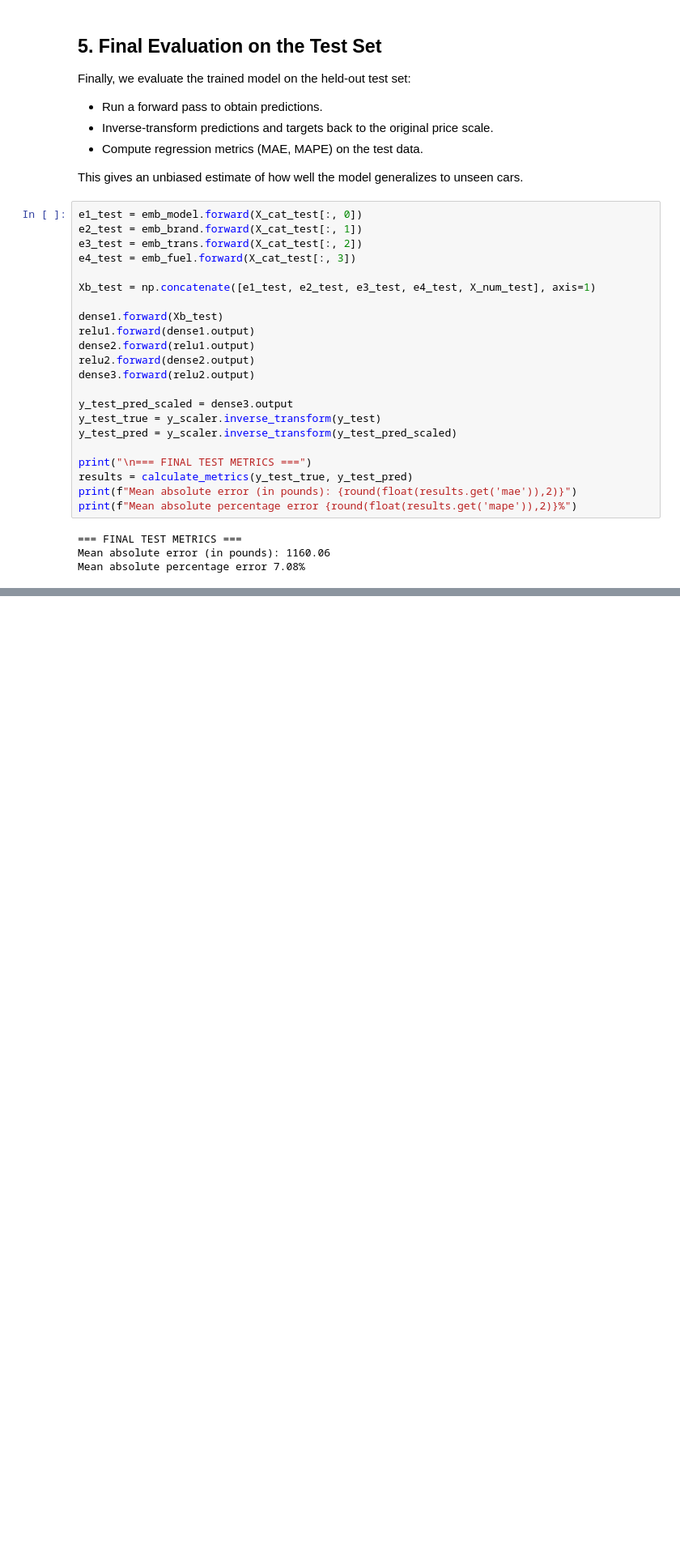
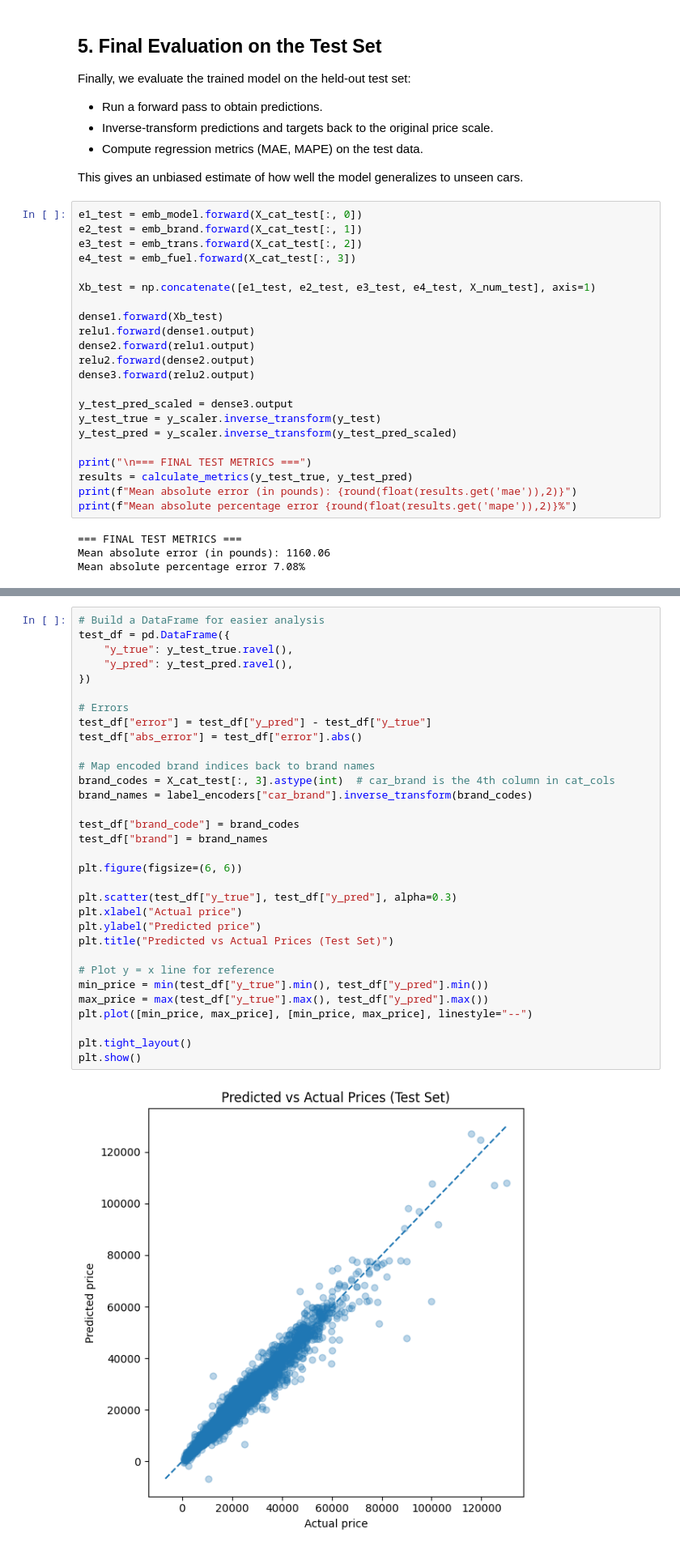
Before and after one commit to juanfp02/Developing-my-own-Neural-Networks, a Jupyter notebook: main.ipynb, the cells around one changed output, grey strips where cells are left out. Shown at 81% size. Saved outputs shown, nothing was run; the diff lists cells and outputs as text; blank space fills up the shorter version.

```diff
--- a/main.ipynb
+++ b/main.ipynb
@@ -553,0 +556,34 @@ Mean absolute percentage error 7.08%
+# %%
+# Build a DataFrame for easier analysis
+test_df = pd.DataFrame({
+    "y_true": y_test_true.ravel(),
+    "y_pred": y_test_pred.ravel(),
+})
+
+# Errors
+test_df["error"] = test_df["y_pred"] - test_df["y_true"]
+test_df["abs_error"] = test_df["error"].abs()
+
+# Map encoded brand indices back to brand names
+brand_codes = X_cat_test[:, 3].astype(int)  # car_brand is the 4th column in cat_cols
+brand_names = label_encoders["car_brand"].inverse_transform(brand_codes)
+
+test_df["brand_code"] = brand_codes
+test_df["brand"] = brand_names
+
+plt.figure(figsize=(6, 6))
+
+plt.scatter(test_df["y_true"], test_df["y_pred"], alpha=0.3)
+plt.xlabel("Actual price")
+plt.ylabel("Predicted price")
+plt.title("Predicted vs Actual Prices (Test Set)")
+
+# Plot y = x line for reference
+min_price = min(test_df["y_true"].min(), test_df["y_pred"].min())
+max_price = max(test_df["y_true"].max(), test_df["y_pred"].max())
+plt.plot([min_price, max_price], [min_price, max_price], linestyle="--")
+
+plt.tight_layout()
+plt.show()
+# %% [output]
+[figure, added]
```
Also changed, not shown: parts of 2 cells of this notebook, 1 other file.
